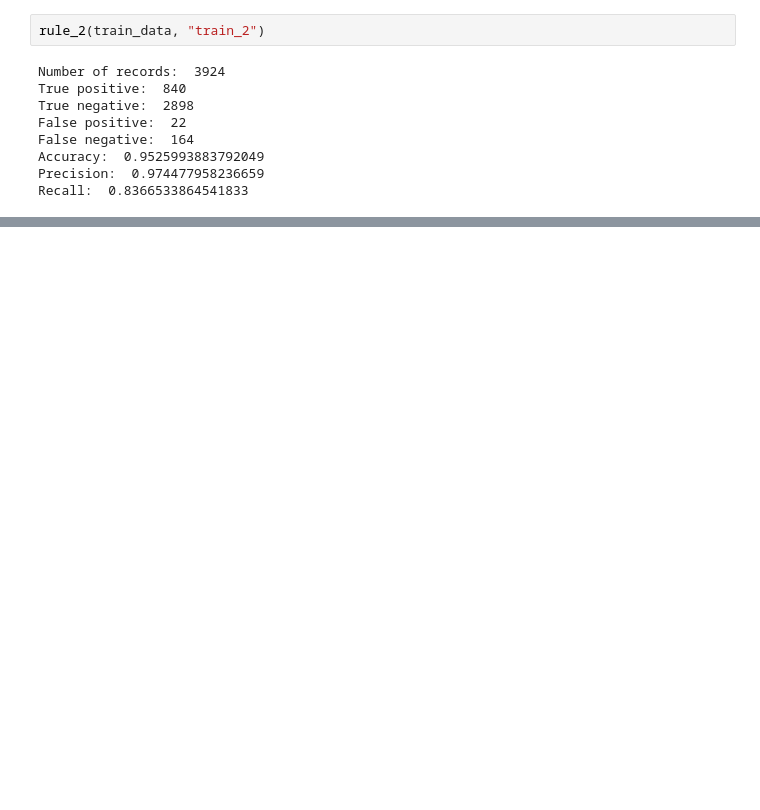
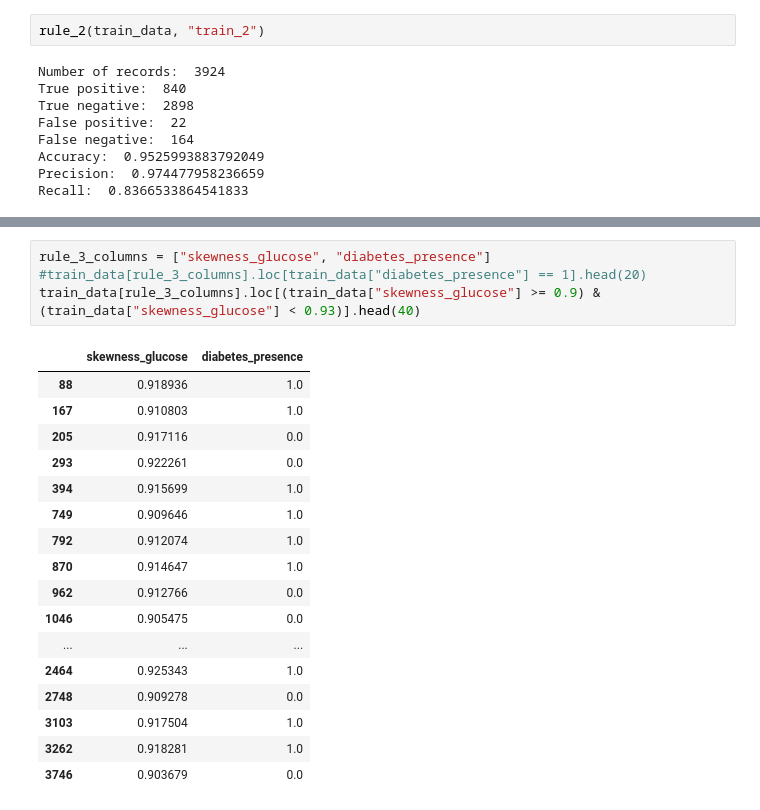
Before and after one commit to xsipka/FIIT_IAU_Projekt, a Jupyter notebook: phase_3.ipynb, the cells around one changed output, grey strips where cells are left out. Saved outputs shown, nothing was run; the diff lists cells and outputs as text; blank space fills up the shorter version.

```diff
--- a/phase_3.ipynb
+++ b/phase_3.ipynb
@@ -225,0 +258,22 @@ Recall:  0.8366533864541833
+# %%
+rule_3_columns = ["skewness_glucose", "diabetes_presence"]
+#train_data[rule_3_columns].loc[train_data["diabetes_presence"] == 1].head(20)
+train_data[rule_3_columns].loc[(train_data["skewness_glucose"] >= 0.9) & (train_data["skewness_glucose"] < 0.93)].head(40)
+# %% [output]
+|  | skewness_glucose | diabetes_presence |
+| 88 | 0.918936 | 1.0 |
+| 167 | 0.910803 | 1.0 |
+| 205 | 0.917116 | 0.0 |
+| 293 | 0.922261 | 0.0 |
+| 394 | 0.915699 | 1.0 |
+| 749 | 0.909646 | 1.0 |
+| 792 | 0.912074 | 1.0 |
+| 870 | 0.914647 | 1.0 |
+| 962 | 0.912766 | 0.0 |
+| 1046 | 0.905475 | 0.0 |
+| ... | ... | ... |
+| 2464 | 0.925343 | 1.0 |
+| 2748 | 0.909278 | 0.0 |
+| 3103 | 0.917504 | 1.0 |
+| 3262 | 0.918281 | 1.0 |
+| 3746 | 0.903679 | 0.0 |
```
Also changed, not shown: parts of 18 cells of this notebook.
